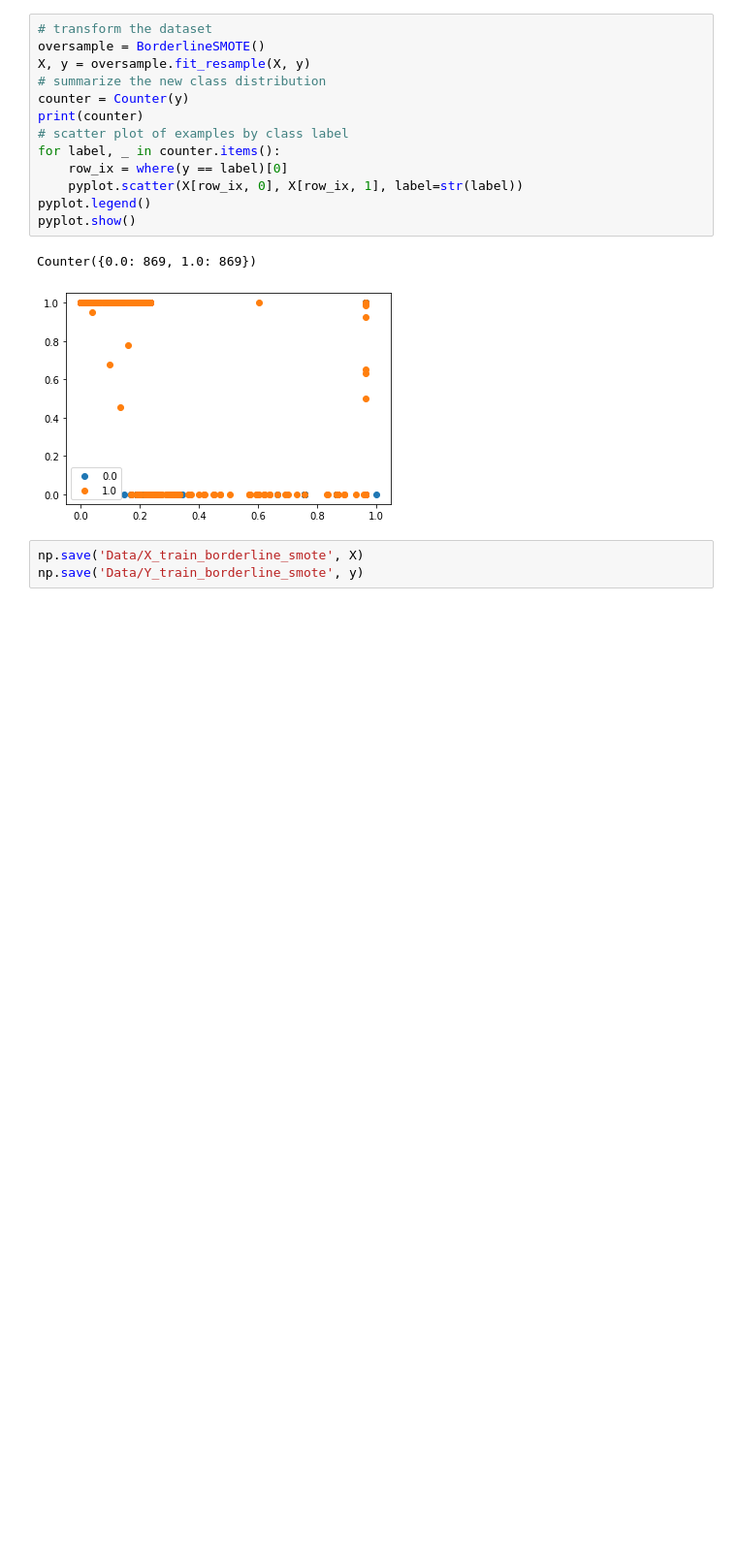
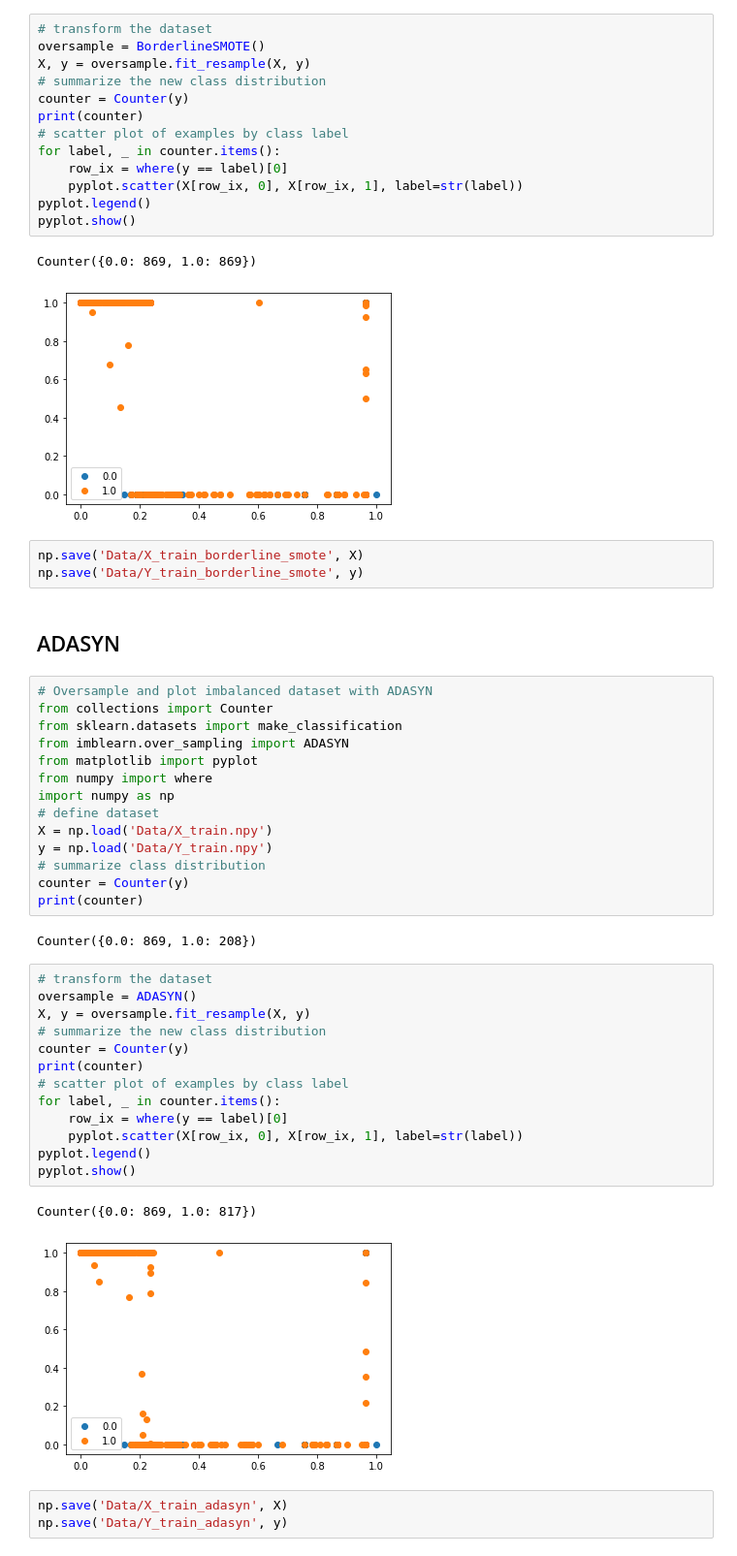
Before and after one commit to Taslim-M/EV-Customer-Discontinuation, a Jupyter notebook: DataCleaningPrep.ipynb, the cells around one changed output. Shown: that part at 97% size. Drawn from its saved outputs; the diff is of its cells as text; blank space fills up the shorter version.

Commit message:
ADASYN

```diff
--- a/DataCleaningPrep.ipynb
+++ b/DataCleaningPrep.ipynb
@@ -480,3 +480,40 @@ Counter({0.0: 869, 1.0: 869})
 # %%
 np.save('Data/X_train_borderline_smote', X)
 np.save('Data/Y_train_borderline_smote', y)
+# %% [markdown]
+## ADASYN
+# %%
+# Oversample and plot imbalanced dataset with ADASYN
+from collections import Counter
+from sklearn.datasets import make_classification
+from imblearn.over_sampling import ADASYN
+from matplotlib import pyplot
+from numpy import where
+import numpy as np
+# define dataset
+X = np.load('Data/X_train.npy')
+y = np.load('Data/Y_train.npy')
+# summarize class distribution
+counter = Counter(y)
+print(counter)
+# %% [output]
+Counter({0.0: 869, 1.0: 208})
+# %%
+# transform the dataset
+oversample = ADASYN()
+X, y = oversample.fit_resample(X, y)
+# summarize the new class distribution
+counter = Counter(y)
+print(counter)
+# scatter plot of examples by class label
+for label, _ in counter.items():
+    row_ix = where(y == label)[0]
+    pyplot.scatter(X[row_ix, 0], X[row_ix, 1], label=str(label))
+pyplot.legend()
+pyplot.show()
+# %% [output]
+Counter({0.0: 869, 1.0: 817})
+[figure, added]
+# %%
+np.save('Data/X_train_adasyn', X)
+np.save('Data/Y_train_adasyn', y)
```
Also changed, not shown: 2 other files.
